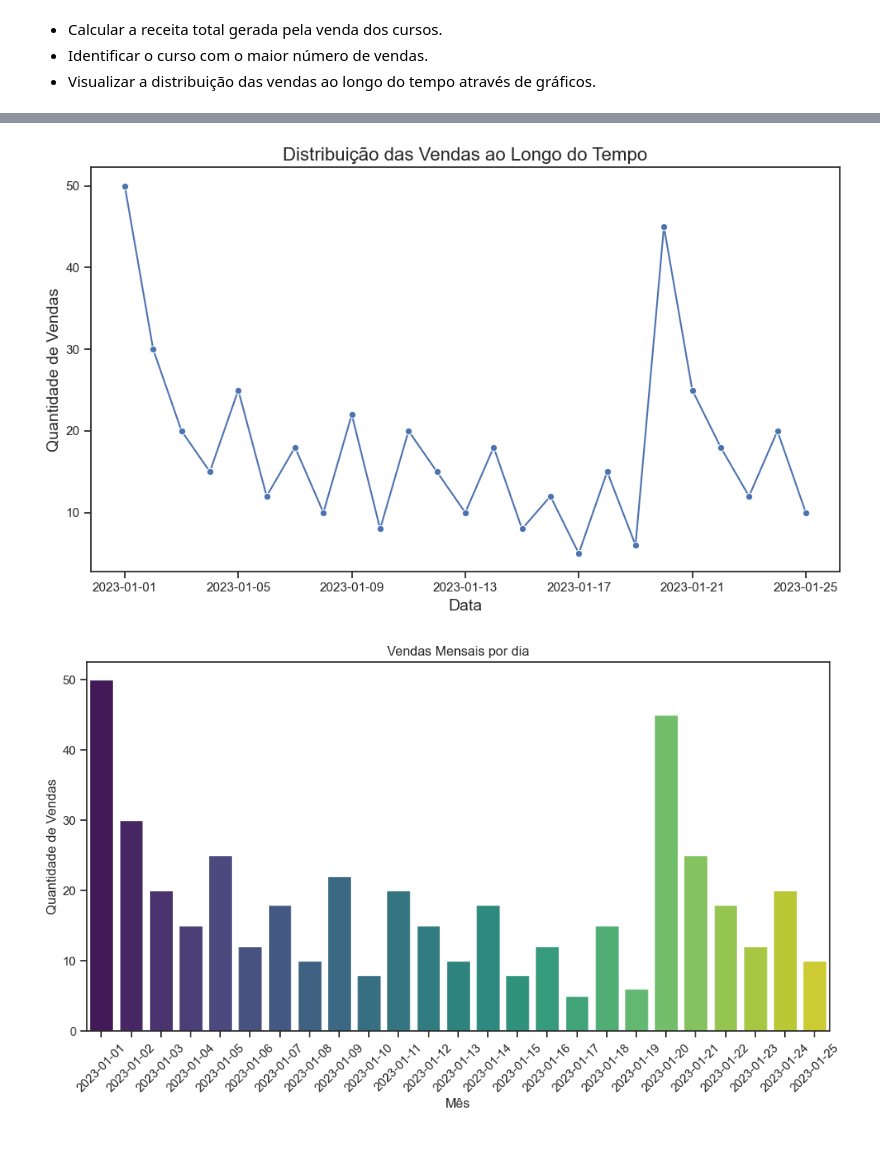
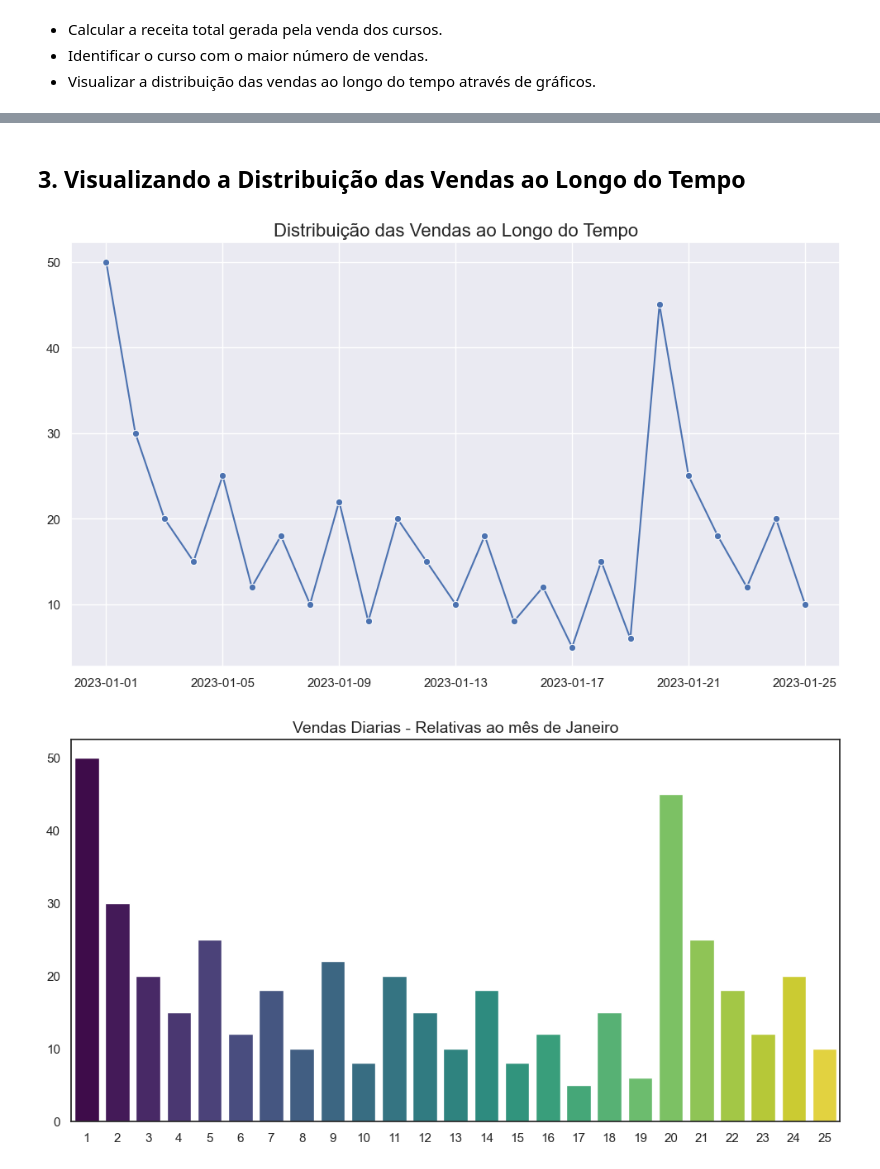
Before and after one commit to Igorsmh/Igor_TrilhaDadosJR-JUN15, a Jupyter notebook: notebooks/eda.ipynb, the cells around one changed output, grey strips where cells are left out. Cells and saved outputs as stored; diff of their text form; code cells hidden in the pictures.

```diff
--- a/notebooks/eda.ipynb
+++ b/notebooks/eda.ipynb
@@ -63,0 +57,13 @@ vend_cursos.loc[vend_cursos['Quantidade de Vendas'].idxmax()][0]
+# %%
+# Vou alterar o tipo de dados da coluna 'Data' para facilitar manipulações futuras
+vend_cursos['Data'] = pd.to_datetime(vend_cursos['Data'])
+# %%
+sns.set_theme(style="darkgrid")
+
+plt.figure(figsize=(10, 6))
+sns.scatterplot(data=vend_cursos, x="Preço Unitário", y="Quantidade de Vendas",hue='Nome do Curso', palette='viridis',legend=False)
+plt.title('Distribuição das Vendas ao Longo do Tempo', fontsize=16)
+plt.xlabel('')
+plt.ylabel('')
+plt.tight_layout()
+plt.show()
@@ -63,0 +89,11 @@ vend_cursos.loc[vend_cursos['Quantidade de Vendas'].idxmax()][0]
+# %%
+plt.figure(figsize=(10, 6))
+sns.set_theme(style="dark")
+ax = sns.barplot(x="Quantidade de Vendas",y="Nome do Curso",data=vendas_totais_curso,hue='Nome do Curso', palette='viridis', legend=False)
+for container in ax.containers:
+    ax.bar_label(container, fontsize=10, fmt='%.0f')
+plt.title('Venda Total de Cada Curso', fontsize=16)
+plt.xlabel('')
+plt.ylabel('')
+ax.set_xticklabels([])
+plt.show()
@@ -64,26 +102,27 @@ vend_cursos.loc[vend_cursos['Quantidade de Vendas'].idxmax()][0]
+# %% [markdown]
+## <a> 3. Visualizando a Distribuição das Vendas ao Longo do Tempo </a>
 # %%
-sns.set_theme(style="ticks")
+sns.set_theme(style="darkgrid")
 
 plt.figure(figsize=(10, 6))
 sns.lineplot(x="Data", y="Quantidade de Vendas", data=vend_cursos, marker="o", dashes=False)
 plt.title('Distribuição das Vendas ao Longo do Tempo', fontsize=16)
-plt.xlabel('Data', fontsize=14)
-plt.ylabel('Quantidade de Vendas', fontsize=14)
+plt.xlabel('')
+plt.ylabel('')
 plt.tight_layout()
 plt.show()
 # %% [output]
-[figure, old version]
+[figure, new version]
 # %%
-
-vend_cursos['Dia'] = vend_cursos['Data'].dt.to_period('d')
-vendas_mensais = vend_cursos.groupby('Dia')['Quantidade de Vendas'].sum().reset_index()
+vend_cursos['Dia'] = vend_cursos['Data'].dt.day
+vendas_diarias = vend_cursos.groupby('Dia')['Quantidade de Vendas'].sum().reset_index()
+sns.set_theme(style="white")
 
 plt.figure(figsize=(12, 6))
-sns.barplot(data=vendas_mensais, x="Dia", y="Quantidade de Vendas", palette="viridis")
-plt.title('Vendas Mensais por dia')
-plt.xlabel('Mês')
-plt.ylabel('Quantidade de Vendas')
-plt.xticks(rotation=45)
+sns.barplot(data=vendas_diarias, x='Dia', y='Quantidade de Vendas', hue='Dia', palette='viridis', legend=False)
+plt.title('Vendas Diarias - Relativas ao mês de Janeiro',fontsize=14)
+plt.xlabel('')
+plt.ylabel('')
 plt.show()
 # %% [output]
-[figure, old version]
+[figure, new version]
```
Also changed, not shown: parts of 12 cells of this notebook.
